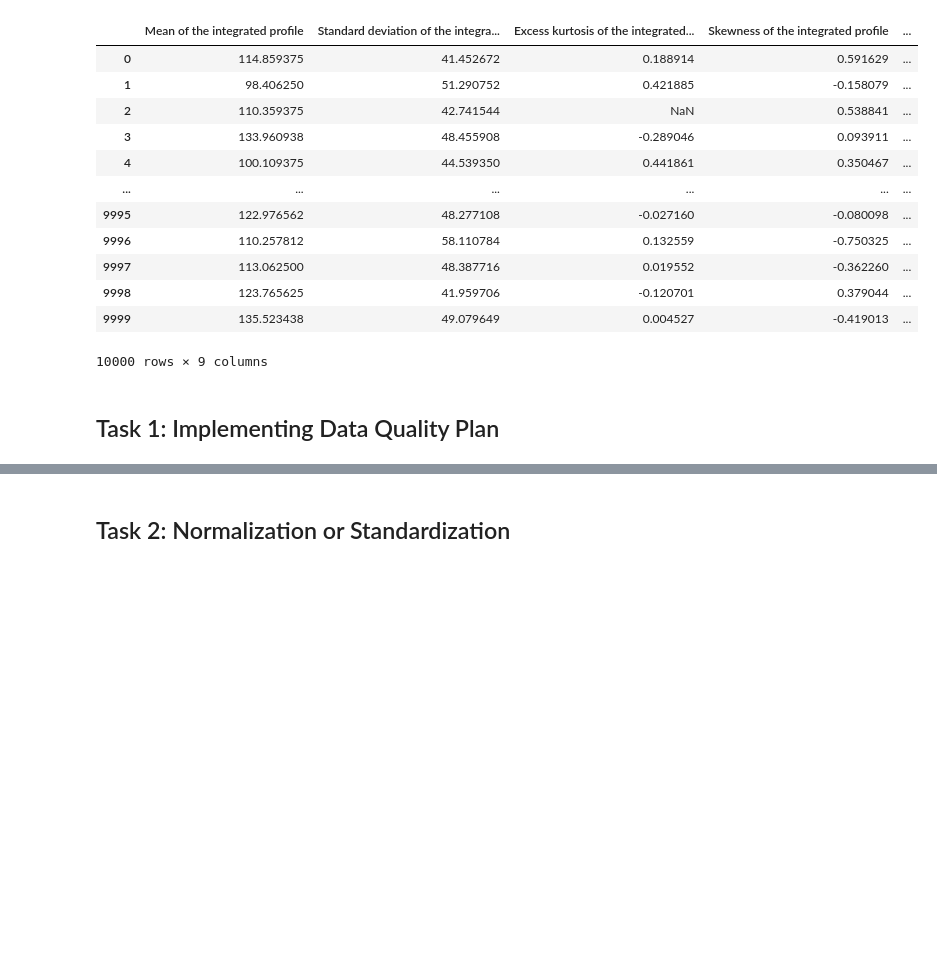
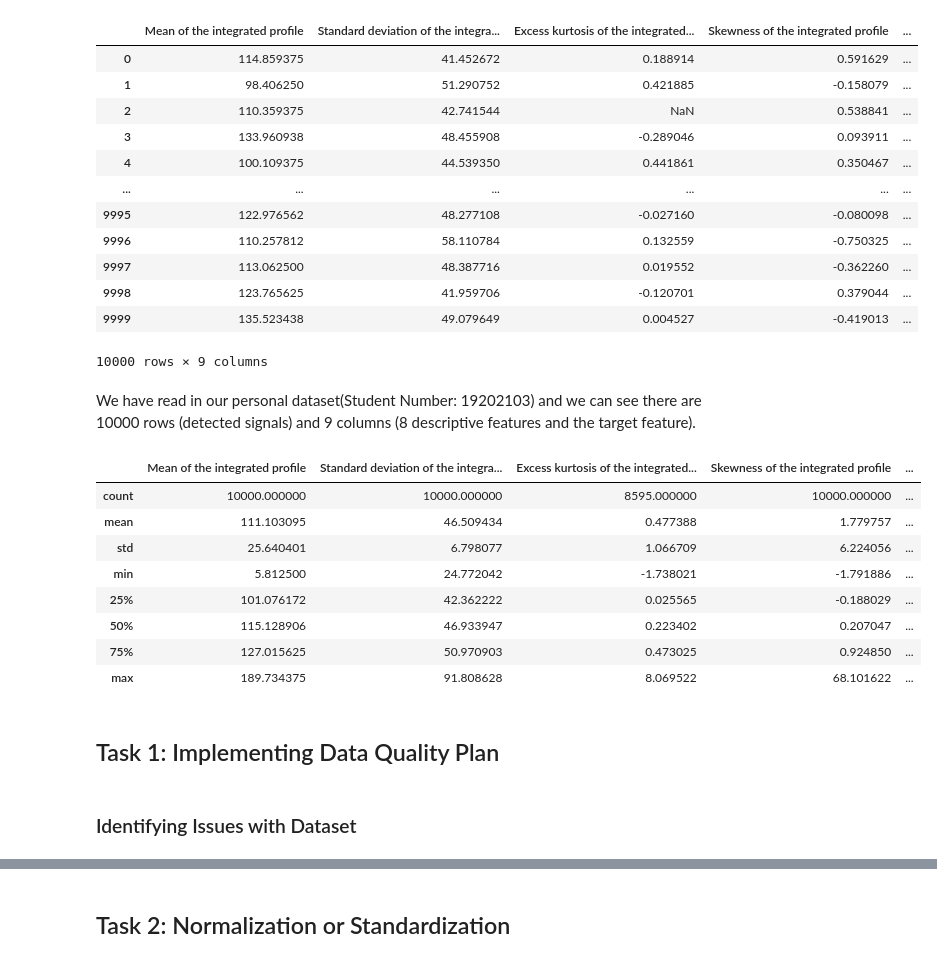
Before and after one commit to dandex200/COMP47490_Machine_Learning, a Jupyter notebook: Assignment_1/ML_A1.ipynb, the cells around one changed output, grey strips where cells are left out. Cells and saved outputs as stored; diff of their text form; code cells hidden in the pictures; blank space fills up the shorter version.

```diff
--- a/Assignment_1/ML_A1.ipynb
+++ b/Assignment_1/ML_A1.ipynb
@@ -22,5 +24,22 @@ df
 | 9998 | 123.765625 | 41.959706 | -0.120701 | 0.379044 | ... |
 | 9999 | 135.523438 | 49.079649 | 0.004527 | -0.419013 | ... |
 10000 rows × 9 columns
+# %% [markdown]
+We have read in our personal dataset(Student Number: 19202103) and we can see there are 10000 rows (detected signals) and 9 columns (8 descriptive features and the target feature).
+# %%
+# Describing the dataframe to identify trends of each column
+df.describe()
+# %% [output]
+|  | Mean of the integrated profile | Standard deviation of the integra... | Excess kurtosis of the integrated... | Skewness of the integrated profile | ... |
+| count | 10000.000000 | 10000.000000 | 8595.000000 | 10000.000000 | ... |
+| mean | 111.103095 | 46.509434 | 0.477388 | 1.779757 | ... |
+| std | 25.640401 | 6.798077 | 1.066709 | 6.224056 | ... |
+| min | 5.812500 | 24.772042 | -1.738021 | -1.791886 | ... |
+| 25% | 101.076172 | 42.362222 | 0.025565 | -0.188029 | ... |
+| 50% | 115.128906 | 46.933947 | 0.223402 | 0.207047 | ... |
+| 75% | 127.015625 | 50.970903 | 0.473025 | 0.924850 | ... |
+| max | 189.734375 | 91.808628 | 8.069522 | 68.101622 | ... |
 # %% [markdown]
 ## Task 1: Implementing Data Quality Plan
+# %% [markdown]
+### Identifying Issues with Dataset
```
Also changed, not shown: parts of 41 cells of this notebook, 1 other file.
